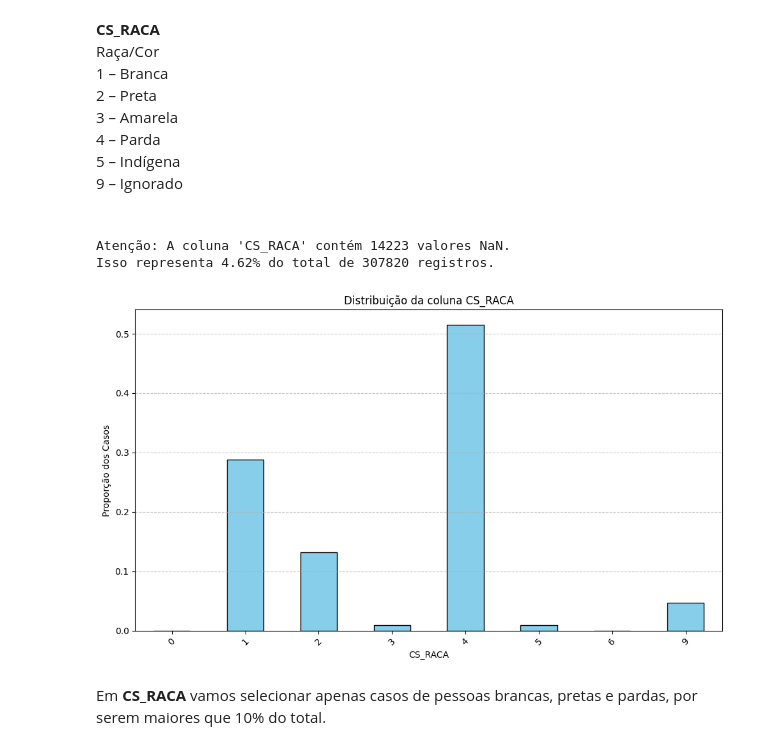
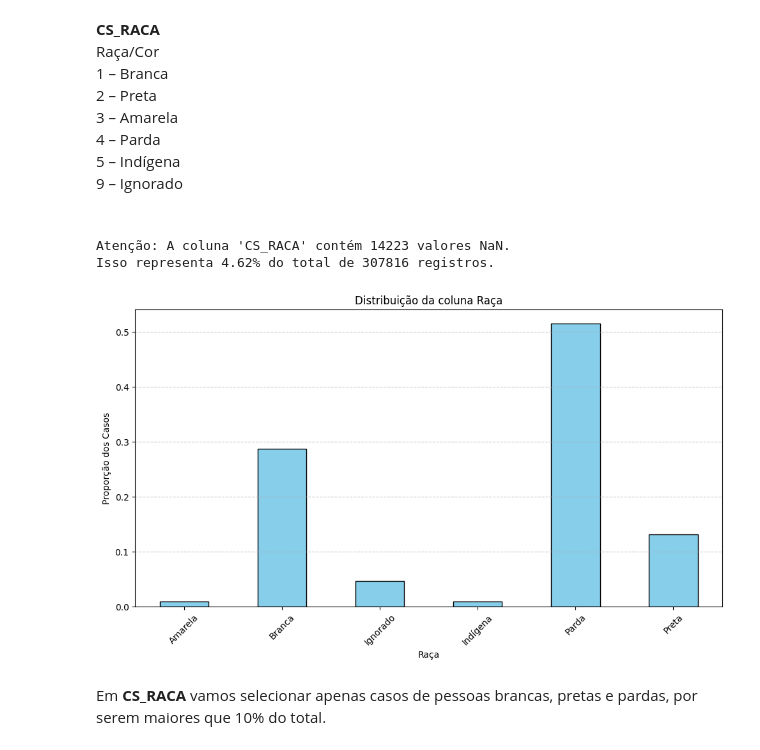
Before and after one commit to FreitasVarejo/MC853-Project, a Jupyter notebook: lab01/notebook.ipynb, the cells around one changed output. Saved outputs shown, nothing was run; the diff lists cells and outputs as text; code cells hidden in the pictures.

```diff
--- a/lab01/notebook.ipynb
+++ b/lab01/notebook.ipynb
@@ -564,12 +564,16 @@ Raça/Cor <br>
 4 – Parda <br>
 5 – Indígena <br>
 9 – Ignorado <br> <br>
-# %%
-checar_nan(df_cleaned_columns, "CS_RACA")
-# %% [output]
-Atenção: A coluna 'CS_RACA' contém 14223 valores NaN.
-Isso representa 4.62% do total de 307820 registros.
-[figure, removed]
+# %%
+df_cleaned_columns["CS_RACA"] = pd.to_numeric(df_cleaned_columns["CS_RACA"], errors="coerce")
+
+df_cleaned_columns = df_cleaned_columns[~df_cleaned_columns["CS_RACA"].isin([0,6])]
+df_cleaned_columns["CS_RACA"].value_counts()
+checar_nan(df_cleaned_columns, "CS_RACA", labelnames=["Parda", "Branca", "Preta", "Ignorado", "Indígena", "Amarela"], nome_coluna_renomeado="Raça")
+# %% [output]
+Atenção: A coluna 'CS_RACA' contém 14223 valores NaN.
+Isso representa 4.62% do total de 307816 registros.
+[figure, added]
 # %% [markdown]
 Em **CS_RACA** vamos selecionar apenas casos de pessoas brancas, pretas e pardas, por serem maiores que 10% do total.
 # %%
```
Also changed, not shown: parts of 11 cells of this notebook, 3 other files.
